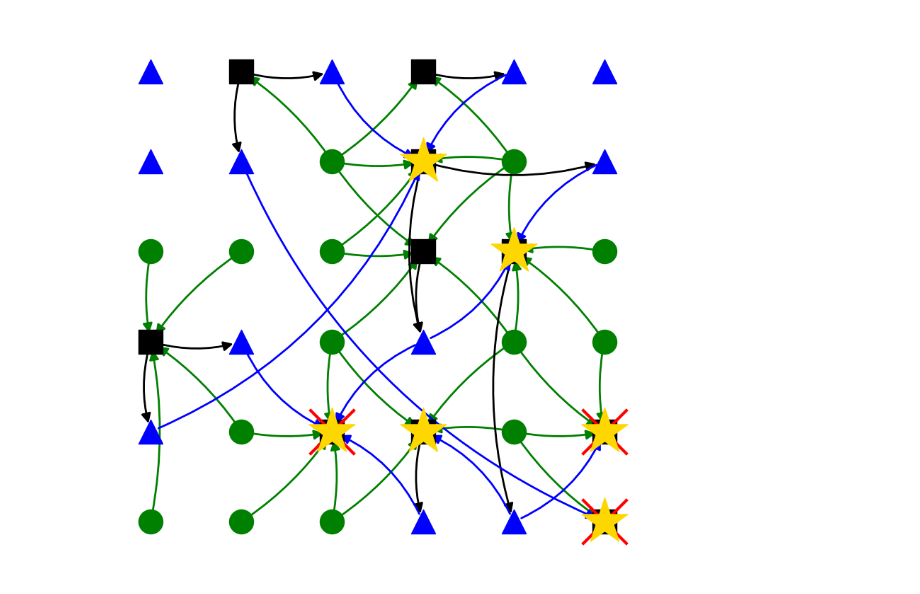
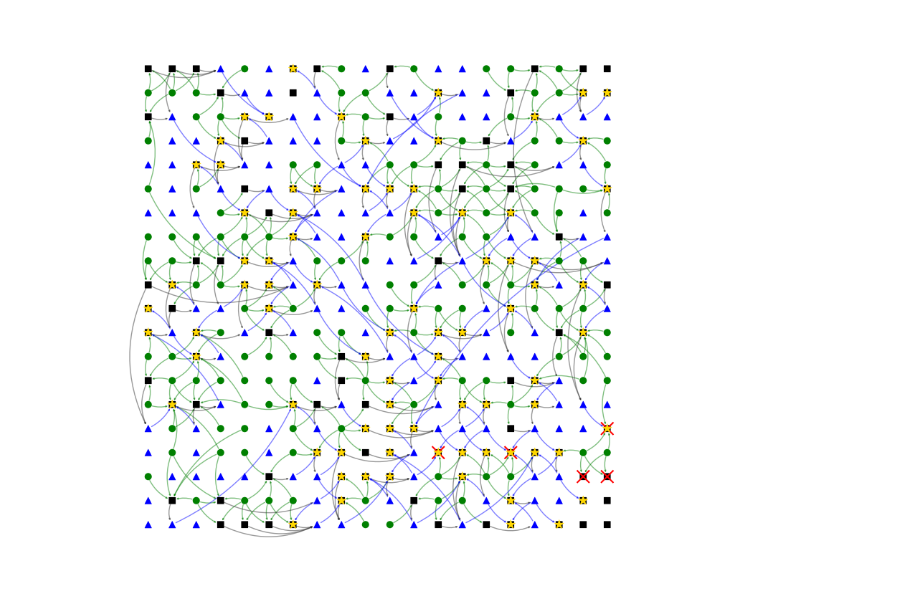
Before and after one commit to LuigiZanon/brincadeira-com-grafos, a Jupyter notebook: grafos.ipynb, the cells around one changed output. Drawn from its saved outputs; the diff is of its cells as text; code cells hidden in the pictures.

```diff
--- a/grafos.ipynb
+++ b/grafos.ipynb
@@ -14,8 +14,8 @@ def gera_matriz(N, seed):
 def distance(node1, node2):
     return max(abs(node1[0] - node2[0]),(abs(node1[1] - node2[1])))
 
-N = 6
-seed = 5
+N = 20
+seed = 50
 
 matriz = gera_matriz(N, seed)
 
@@ -127,7 +109,7 @@ node_size = max(100, 3600 / N)
 edge_width = max(2, 12 / N)
 arrow_width = max(2, 120 / N)
 X_size = node_size * 3.5
-star_size = node_size * 4
+star_size = node_size * 2
 espessura_x = max(1, 18 / N)
 
 plt.figure(figsize=(figsize, figsize))
@@ -190,35 +172,38 @@ if green_edges:
         width = edge_width,
         arrows=True,
         arrowsize=arrow_width,
-        connectionstyle='arc3,rad=0.1'
+        connectionstyle='arc3,rad=0.2',
+        alpha=0.5
     )
 
 if black_edges:
     nx.draw_networkx_edges(
         G,
         pos=position,
         edgelist=list(black_edges),
-        edge_color="black",
+        edge_color=[0.2,0.2,0.2],
         width = edge_width,
         arrows=True,
         arrowsize=arrow_width,
-        connectionstyle='arc3,rad=0.15'
+        connectionstyle='arc3,rad=0.25',
+        alpha=0.5
     )
 
 if blue_edges:
     nx.draw_networkx_edges(
         G,
         pos=position,
         edgelist=list(blue_edges),
         edge_color="blue",
         width = edge_width,
         arrows=True,
         arrowsize=arrow_width,
-        connectionstyle='arc3,rad=0.2'
+        connectionstyle='arc3,rad=0.18',
+        alpha=0.5
     )
 
 
 plt.axis("off")
 plt.show()
 # %% [output]
-[figure, old version]
+[figure, new version]
```
Also changed, not shown: parts of 2 cells of this notebook.
